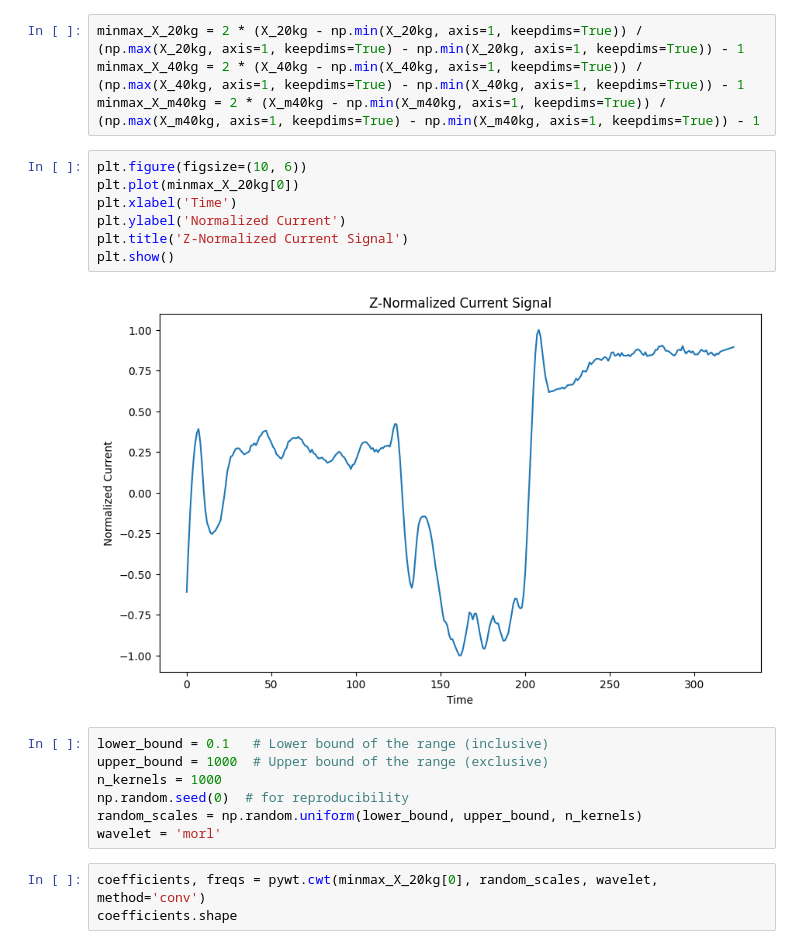
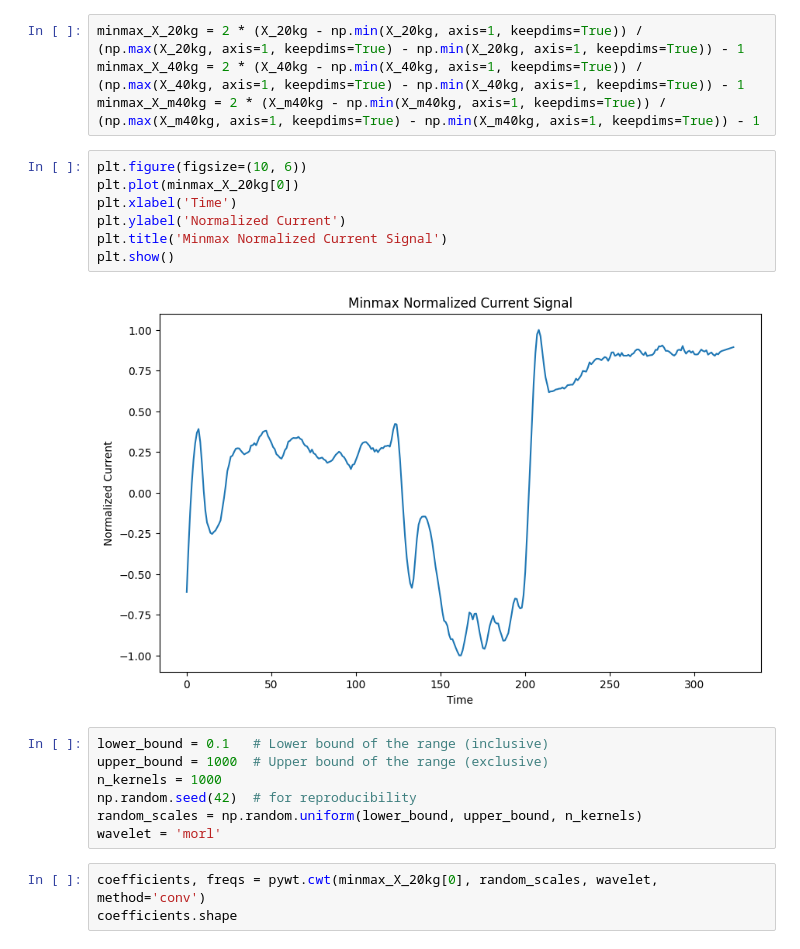
Before and after one commit to BlueAsuka/RAVEN, a Jupyter notebook: notebooks/raven_demo.ipynb, the cells around one changed output. Cells and saved outputs as stored; diff of their text form.

```diff
--- a/notebooks/raven_demo.ipynb
+++ b/notebooks/raven_demo.ipynb
@@ -78,17 +73,17 @@ minmax_X_m40kg = 2 * (X_m40kg - np.min(X_m40kg, axis=1, keepdims=True)) / (np.ma
 # %%
 plt.figure(figsize=(10, 6))
 plt.plot(minmax_X_20kg[0])
 plt.xlabel('Time')
 plt.ylabel('Normalized Current')
-plt.title('Z-Normalized Current Signal')
+plt.title('Minmax Normalized Current Signal')
 plt.show()
 # %% [output]
-[figure, old version]
+[figure, new version]
 # %%
 lower_bound = 0.1   # Lower bound of the range (inclusive)
 upper_bound = 1000  # Upper bound of the range (exclusive)
 n_kernels = 1000
-np.random.seed(0)  # for reproducibility
+np.random.seed(42)  # for reproducibility
 random_scales = np.random.uniform(lower_bound, upper_bound, n_kernels)
 wavelet = 'morl'
 # %%
```
Also changed, not shown: parts of 11 cells of this notebook, 2 other files.
